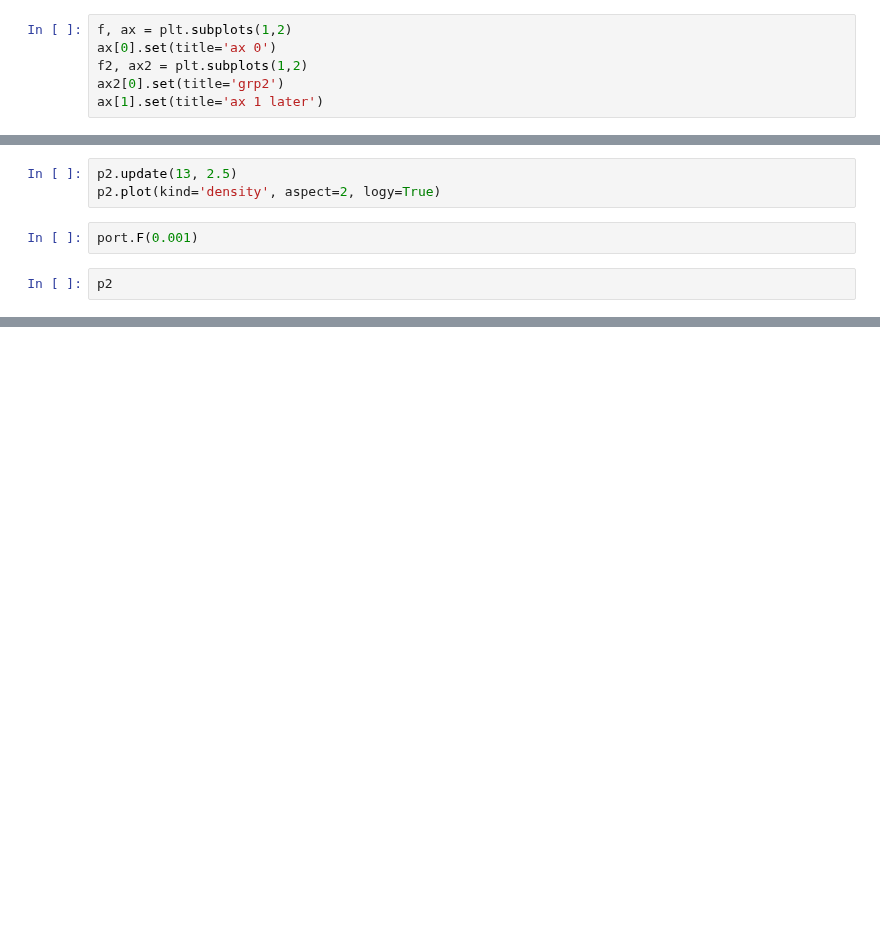
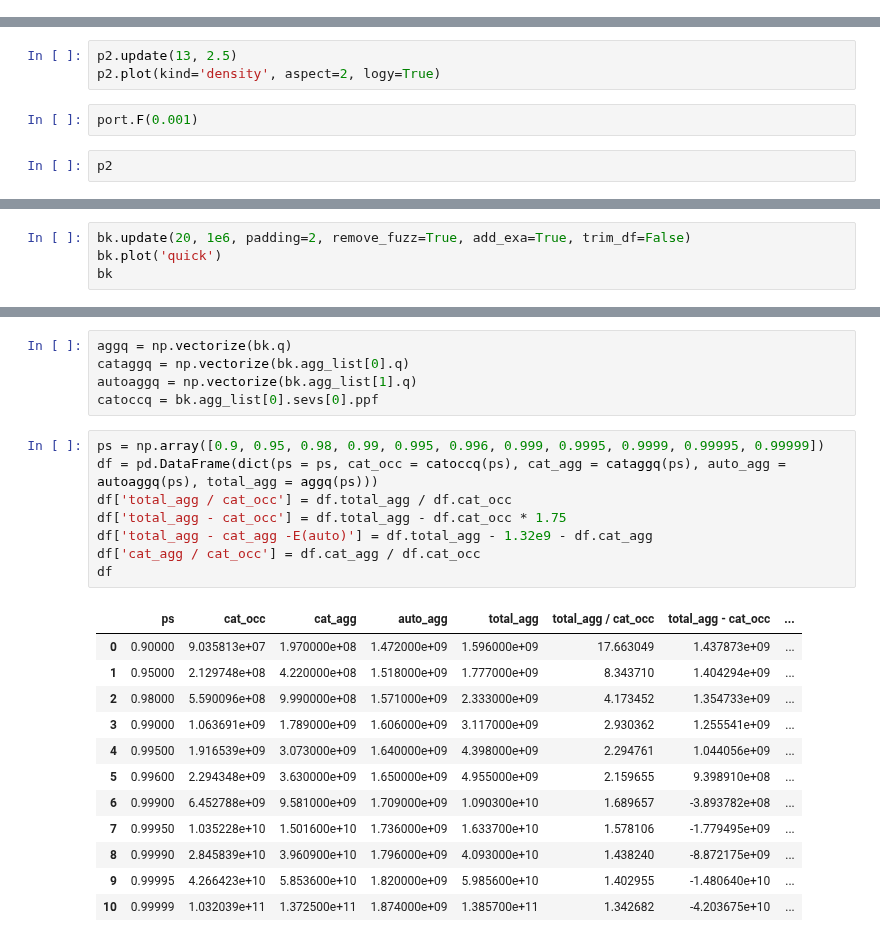
Before and after one commit to mynl/aggregate, a Jupyter notebook: examples/dist_and_pricing.ipynb, the cells around one changed output, grey strips where cells are left out. Saved outputs shown, nothing was run; the diff lists cells and outputs as text; blank space fills up the shorter version.

```diff
--- a/examples/dist_and_pricing.ipynb
+++ b/examples/dist_and_pricing.ipynb
@@ -165,6 +145,0 @@ axiter.n
-# %%
-f, ax = plt.subplots(1,2)
-ax[0].set(title='ax 0')
-f2, ax2 = plt.subplots(1,2)
-ax2[0].set(title='grp2')
-ax[1].set(title='ax 1 later')
@@ -224,0 +375,4 @@ p2
+# %%
+bk.update(20, 1e6, padding=2, remove_fuzz=True, add_exa=True, trim_df=False)
+bk.plot('quick')
+bk
@@ -224,0 +409,26 @@ p2
+# %%
+aggq = np.vectorize(bk.q)
+cataggq = np.vectorize(bk.agg_list[0].q)
+autoaggq = np.vectorize(bk.agg_list[1].q)
+catoccq = bk.agg_list[0].sevs[0].ppf
+# %%
+ps = np.array([0.9, 0.95, 0.98, 0.99, 0.995, 0.996, 0.999, 0.9995, 0.9999, 0.99995, 0.99999])
+df = pd.DataFrame(dict(ps = ps, cat_occ = catoccq(ps), cat_agg = cataggq(ps), auto_agg = autoaggq(ps), total_agg = aggq(ps)))
+df['total_agg / cat_occ'] = df.total_agg / df.cat_occ
+df['total_agg - cat_occ'] = df.total_agg - df.cat_occ * 1.75
+df['total_agg - cat_agg -E(auto)'] = df.total_agg - 1.32e9 - df.cat_agg
+df['cat_agg / cat_occ'] = df.cat_agg / df.cat_occ
+df
+# %% [output]
+|  | ps | cat_occ | cat_agg | auto_agg | total_agg | total_agg / cat_occ | total_agg - cat_occ | ... |
+| 0 | 0.90000 | 9.035813e+07 | 1.970000e+08 | 1.472000e+09 | 1.596000e+09 | 17.663049 | 1.437873e+09 | ... |
+| 1 | 0.95000 | 2.129748e+08 | 4.220000e+08 | 1.518000e+09 | 1.777000e+09 | 8.343710 | 1.404294e+09 | ... |
+| 2 | 0.98000 | 5.590096e+08 | 9.990000e+08 | 1.571000e+09 | 2.333000e+09 | 4.173452 | 1.354733e+09 | ... |
+| 3 | 0.99000 | 1.063691e+09 | 1.789000e+09 | 1.606000e+09 | 3.117000e+09 | 2.930362 | 1.255541e+09 | ... |
+| 4 | 0.99500 | 1.916539e+09 | 3.073000e+09 | 1.640000e+09 | 4.398000e+09 | 2.294761 | 1.044056e+09 | ... |
+| 5 | 0.99600 | 2.294348e+09 | 3.630000e+09 | 1.650000e+09 | 4.955000e+09 | 2.159655 | 9.398910e+08 | ... |
+| 6 | 0.99900 | 6.452788e+09 | 9.581000e+09 | 1.709000e+09 | 1.090300e+10 | 1.689657 | -3.893782e+08 | ... |
+| 7 | 0.99950 | 1.035228e+10 | 1.501600e+10 | 1.736000e+09 | 1.633700e+10 | 1.578106 | -1.779495e+09 | ... |
+| 8 | 0.99990 | 2.845839e+10 | 3.960900e+10 | 1.796000e+09 | 4.093000e+10 | 1.438240 | -8.872175e+09 | ... |
+| 9 | 0.99995 | 4.266423e+10 | 5.853600e+10 | 1.820000e+09 | 5.985600e+10 | 1.402955 | -1.480640e+10 | ... |
+| 10 | 0.99999 | 1.032039e+11 | 1.372500e+11 | 1.874000e+09 | 1.385700e+11 | 1.342682 | -4.203675e+10 | ... |
```
Also changed, not shown: parts of 46 cells of this notebook, 9 other files.
